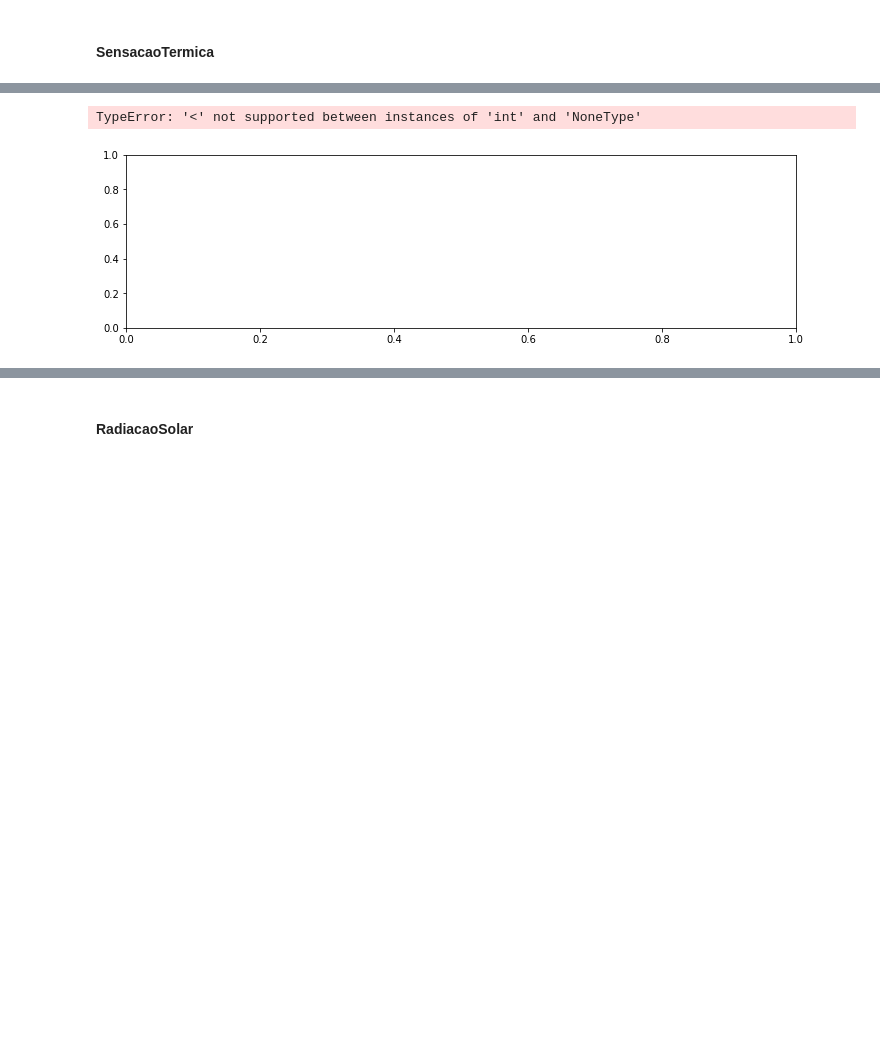
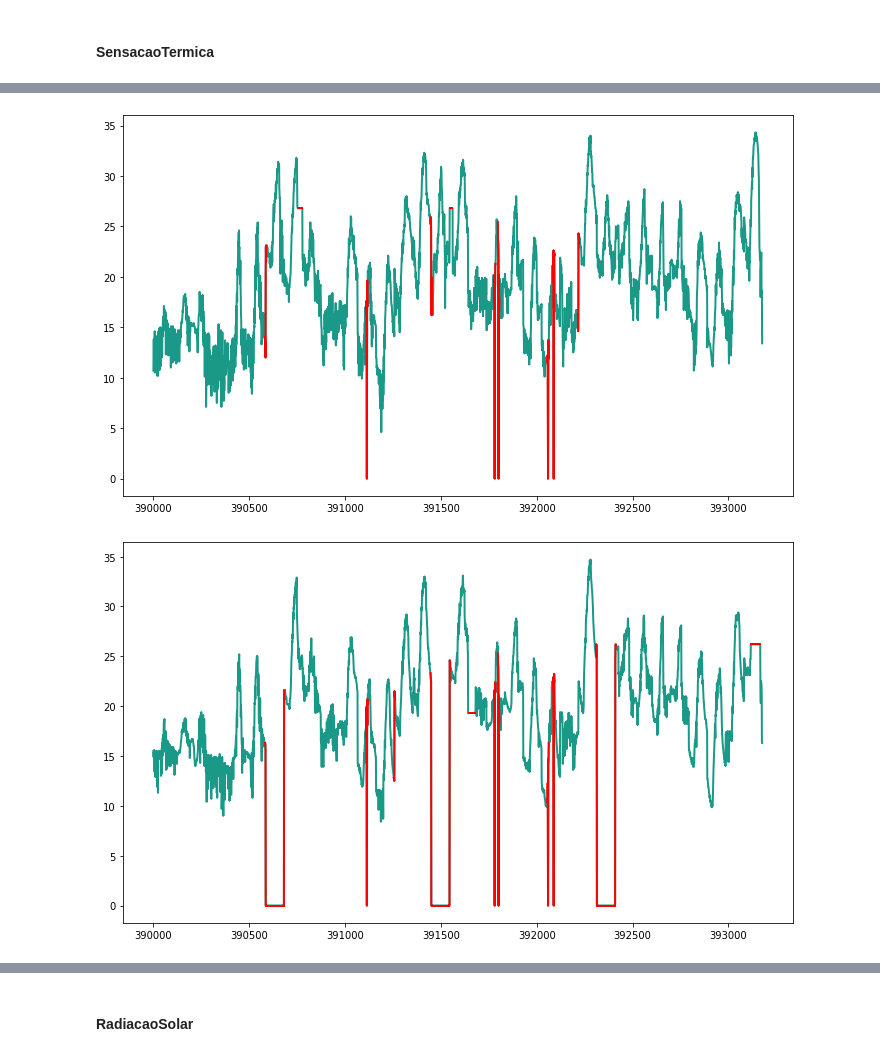
Before and after one commit to alagamentos/floodprediction, a Jupyter notebook: develop/Notebooks/2_Repair/0.1_Batch_Derivative.ipynb, the cells around one changed output, grey strips where cells are left out. Cells and saved outputs as stored; diff of their text form; code cells hidden in the pictures; blank space fills up the shorter version.

```diff
--- a/develop/Notebooks/2_Repair/0.1_Batch_Derivative.ipynb
+++ b/develop/Notebooks/2_Repair/0.1_Batch_Derivative.ipynb
@@ -177,16 +195,16 @@ for col in um.columns:
 # %%
 cols_um = [i for i in ip.columns if 'SensacaoTermica' in i]
 um = ip[cols_um].fillna(np.nan)
 um.head()
-start, stop = 10000, 14500
+start, stop = 390000, 393177
 for col in um.columns:
     peaks = derivative_threshold(um[col].fillna(0), 4, False, start, stop)
-    zeros = derivative_zero(um[col].fillna(0), 10, False, start, stop)
+    zeros = derivative_zero(um[col].fillna(0), 10, False, False, start, stop)
     nans = um[col].isna()
     error = [zeros[i] or peaks[i] or nans[i] for i in range(len(peaks))]
     error_reg = list_2_regions(error)
     error_reg = increase_margins(3, error_reg, len(peaks))
     plot_regions(um[col].fillna(0), error_reg, start, stop, plt_type = 'lines')
 # %% [output]
-TypeError: '<' not supported between instances of 'int' and 'NoneType'
-[figure, old version]
+[figure, new version]
+[figure, added]
```
Also changed, not shown: parts of 13 cells of this notebook.
